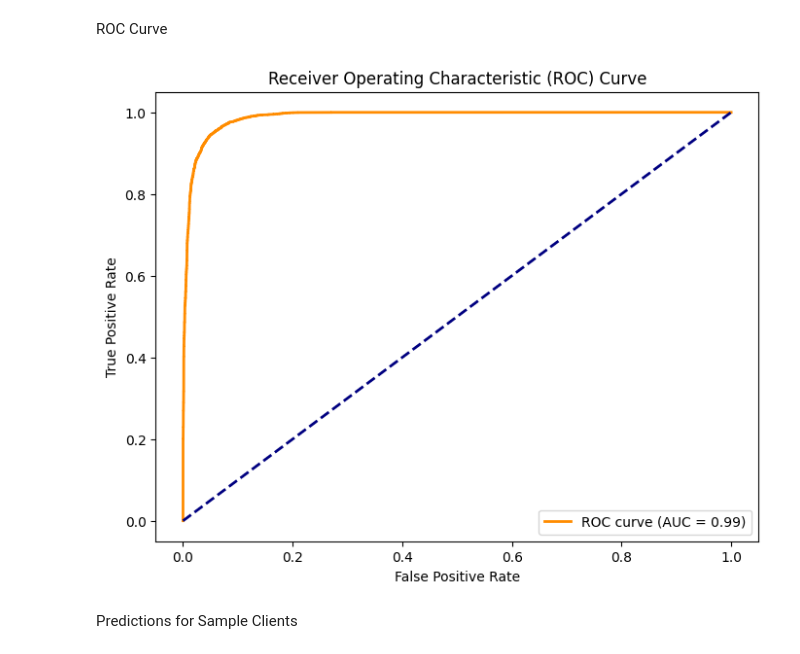
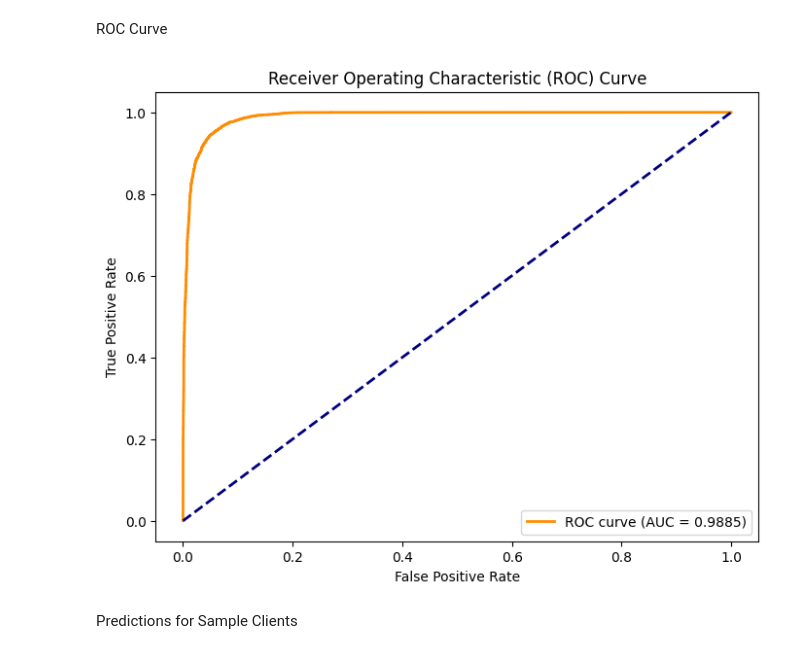
Before and after one commit to vimesh630/ML_CW, a Jupyter notebook: random_forest.ipynb, the cells around one changed output. Saved outputs shown, nothing was run; the diff lists cells and outputs as text; code cells hidden in the pictures.

```diff
--- a/random_forest.ipynb
+++ b/random_forest.ipynb
@@ -110,0 +114,16 @@ weighted avg       0.94      0.94      0.94     16087
+# %%
+# Save Random Forest results as JSON
+rf_results = {
+    "training_accuracy": train_accuracy,
+    "test_accuracy": test_accuracy,
+    "roc_auc": roc_auc,
+    "classification_report": classification_report(y_test, y_pred, output_dict=True),
+    "fpr": roc_curve(y_test, y_pred_proba)[0].tolist(),  # False positive rate
+    "tpr": roc_curve(y_test, y_pred_proba)[1].tolist()   # True positive rate
+}
+
+output_path = '/content/drive/My Drive/ML Coursework/Model_Results/rf_results.json'
+with open(output_path, 'w') as f:
+    json.dump(rf_results, f)
+
+print(f"Random Forest results saved to: {output_path}")
@@ -145,15 +166,15 @@ ROC Curve
 # %%
 fpr, tpr, thresholds = roc_curve(y_test, y_pred_proba)
 plt.figure(figsize=(8, 6))
-plt.plot(fpr, tpr, color='darkorange', lw=2, label=f'ROC curve (AUC = {roc_auc:.2f})')
+plt.plot(fpr, tpr, color='darkorange', lw=2, label=f'ROC curve (AUC = {roc_auc:.4f})')
 plt.plot([0, 1], [0, 1], color='navy', lw=2, linestyle='--')
 plt.xlabel('False Positive Rate')
 plt.ylabel('True Positive Rate')
 plt.title('Receiver Operating Characteristic (ROC) Curve')
 plt.legend(loc="lower right")
 plt.show()
 # %% [output]
-[figure, old version]
+[figure, new version]
 # %% [markdown]
 Predictions for Sample Clients
 # %%
```
Also changed, not shown: parts of 3 cells of this notebook.
